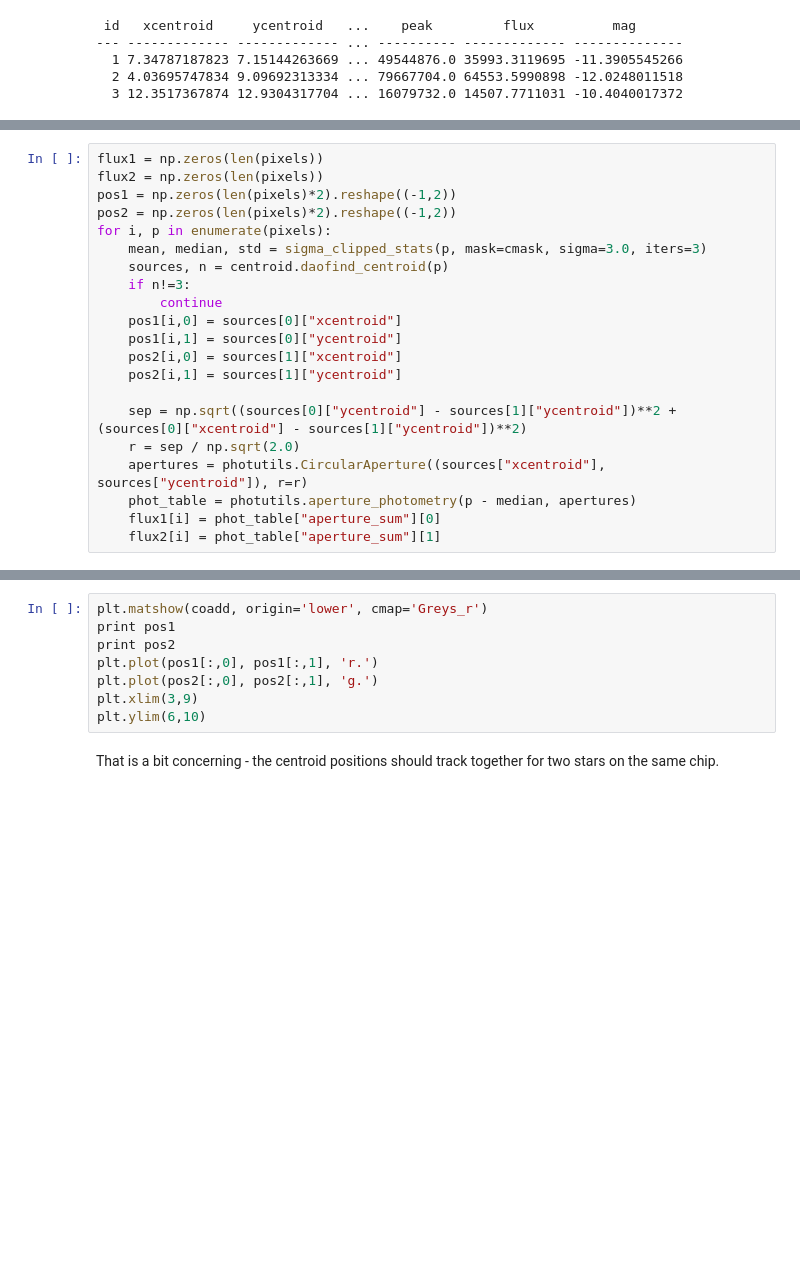
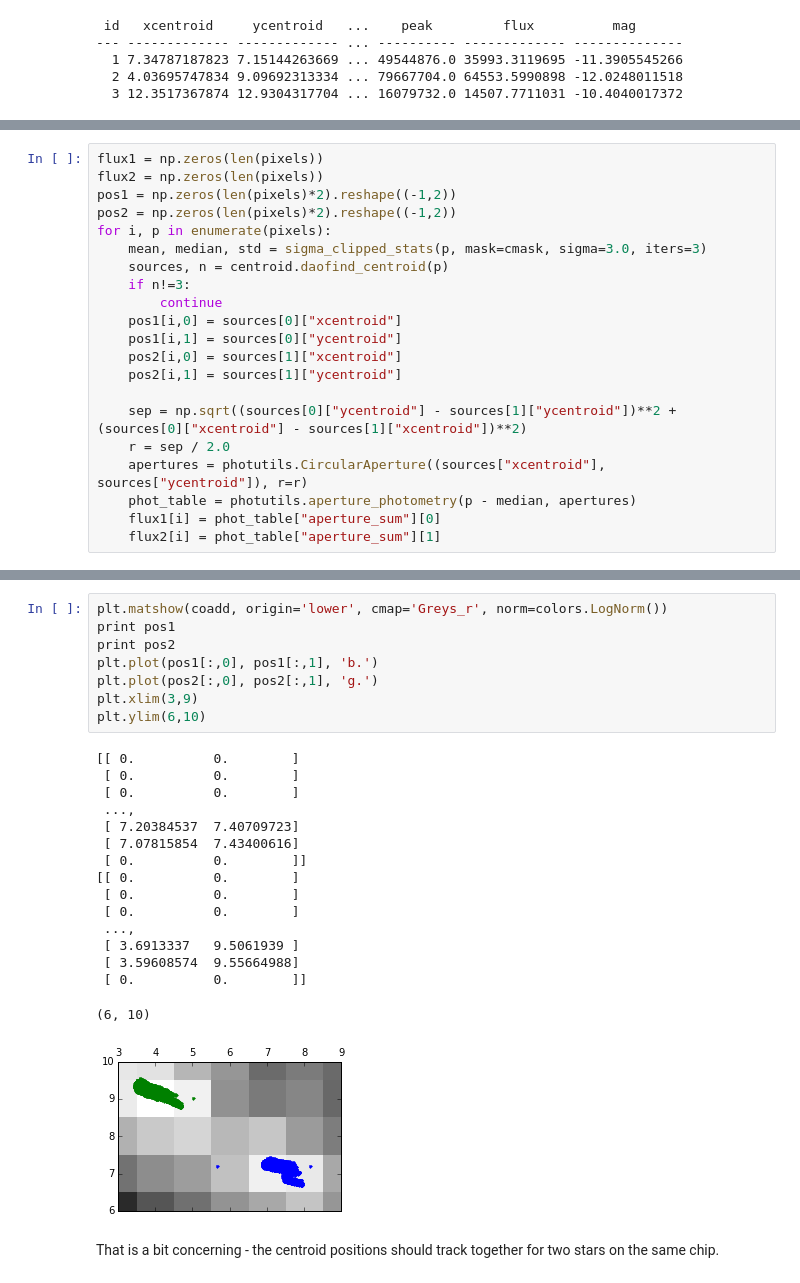
Before and after one commit to stephtdouglas/k2phot, a Jupyter notebook: centroid.ipynb, the cells around one changed output, grey strips where cells are left out. Drawn from its saved outputs; the diff is of its cells as text; blank space fills up the shorter version.

```diff
--- a/centroid.ipynb
+++ b/centroid.ipynb
@@ -231,8 +231,8 @@ for i, p in enumerate(pixels):
     pos2[i,0] = sources[1]["xcentroid"]
     pos2[i,1] = sources[1]["ycentroid"]
 
-    sep = np.sqrt((sources[0]["ycentroid"] - sources[1]["ycentroid"])**2 + (sources[0]["xcentroid"] - sources[1]["ycentroid"])**2)
-    r = sep / np.sqrt(2.0)
+    sep = np.sqrt((sources[0]["ycentroid"] - sources[1]["ycentroid"])**2 + (sources[0]["xcentroid"] - sources[1]["xcentroid"])**2)
+    r = sep / 2.0
     apertures = photutils.CircularAperture((sources["xcentroid"], sources["ycentroid"]), r=r)
     phot_table = photutils.aperture_photometry(p - median, apertures)
     flux1[i] = phot_table["aperture_sum"][0]
@@ -250,11 +253,28 @@ plt.plot(flux1[times>2065], flux2[times>2065], 'r.')
 # %%
-plt.matshow(coadd, origin='lower', cmap='Greys_r')
+plt.matshow(coadd, origin='lower', cmap='Greys_r', norm=colors.LogNorm())
 print pos1
 print pos2
-plt.plot(pos1[:,0], pos1[:,1], 'r.')
+plt.plot(pos1[:,0], pos1[:,1], 'b.')
 plt.plot(pos2[:,0], pos2[:,1], 'g.')
 plt.xlim(3,9)
 plt.ylim(6,10)
+# %% [output]
+[[ 0.          0.        ]
+ [ 0.          0.        ]
+ [ 0.          0.        ]
+ ...,
+ [ 7.20384537  7.40709723]
+ [ 7.07815854  7.43400616]
+ [ 0.          0.        ]]
+[[ 0.          0.        ]
+ [ 0.          0.        ]
+ [ 0.          0.        ]
+ ...,
+ [ 3.6913337   9.5061939 ]
+ [ 3.59608574  9.55664988]
+ [ 0.          0.        ]]
+(6, 10)
+[figure, added]
 # %% [markdown]
 That is a bit concerning - the centroid positions should track together for two stars on the same chip.
 # %%
```
Also changed, not shown: parts of 19 cells of this notebook.
